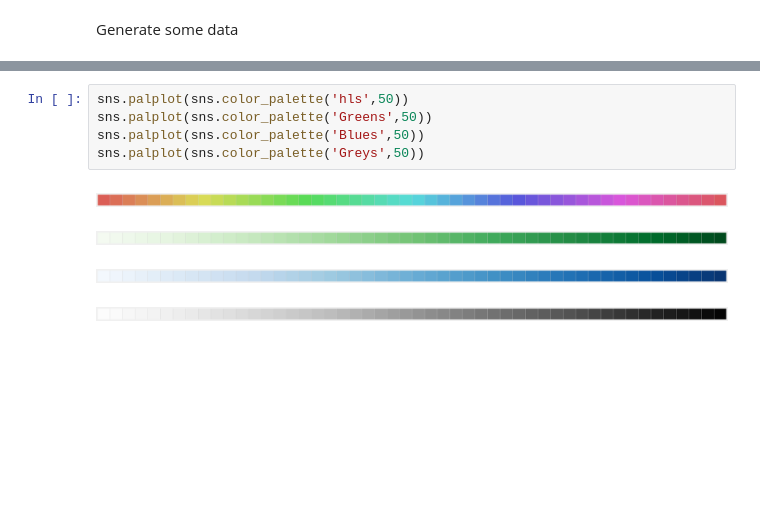
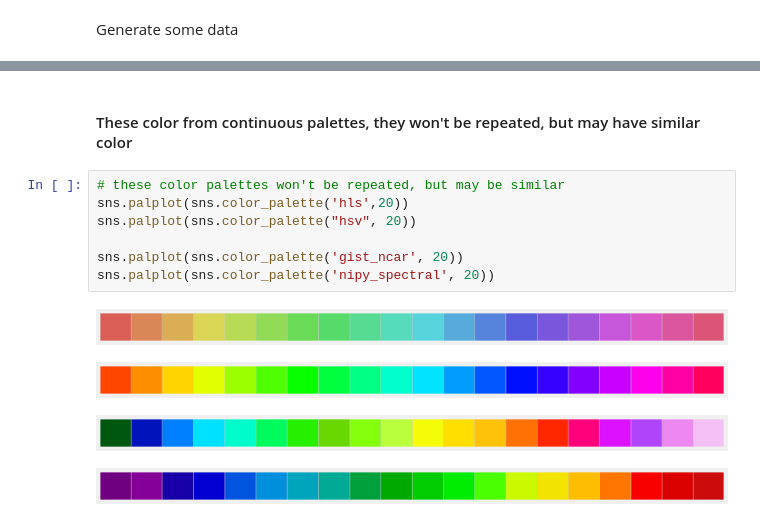
Before and after one commit to nico-zck/snippets-notebook, a Jupyter notebook: figures.ipynb, the cells around one changed output, grey strips where cells are left out. Saved outputs shown, nothing was run; the diff lists cells and outputs as text; blank space fills up the shorter version.

```diff
--- a/figures.ipynb
+++ b/figures.ipynb
@@ -369,10 +401,14 @@ sns.palplot(sns.color_palette("hls", n_colors=10, desat=.8))
+# %% [markdown]
+#### These color from continuous palettes, they won't be repeated, but may have similar color
 # %%
-sns.palplot(sns.color_palette('hls',50))
-sns.palplot(sns.color_palette('Greens',50))
-sns.palplot(sns.color_palette('Blues',50))
-sns.palplot(sns.color_palette('Greys',50))
+# these color palettes won't be repeated, but may be similar
+sns.palplot(sns.color_palette('hls',20))
+sns.palplot(sns.color_palette("hsv", 20))
+
+sns.palplot(sns.color_palette('gist_ncar', 20))
+sns.palplot(sns.color_palette('nipy_spectral', 20))
 # %% [output]
-[figure, old version]
+[figure, new version]
-[figure, old version]
+[figure, new version]
-[figure, old version]
+[figure, new version]
-[figure, old version]
+[figure, new version]
```
Also changed, not shown: parts of 18 cells of this notebook.
